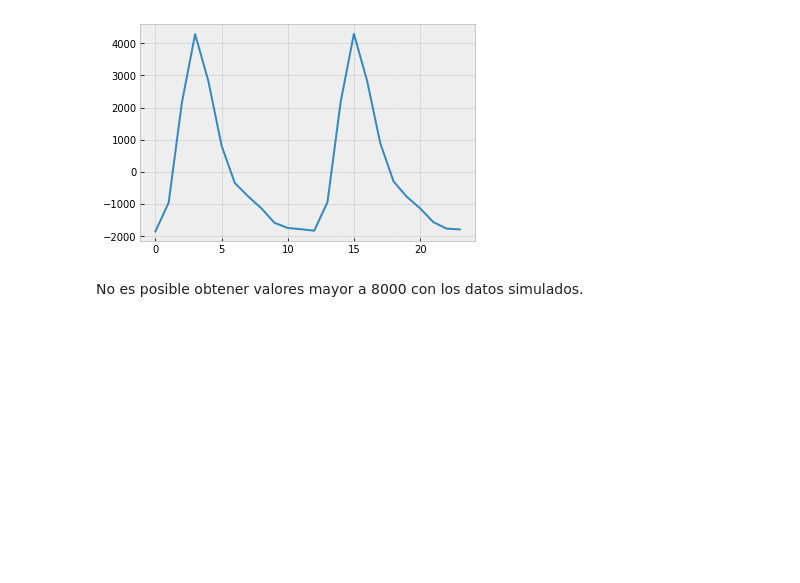
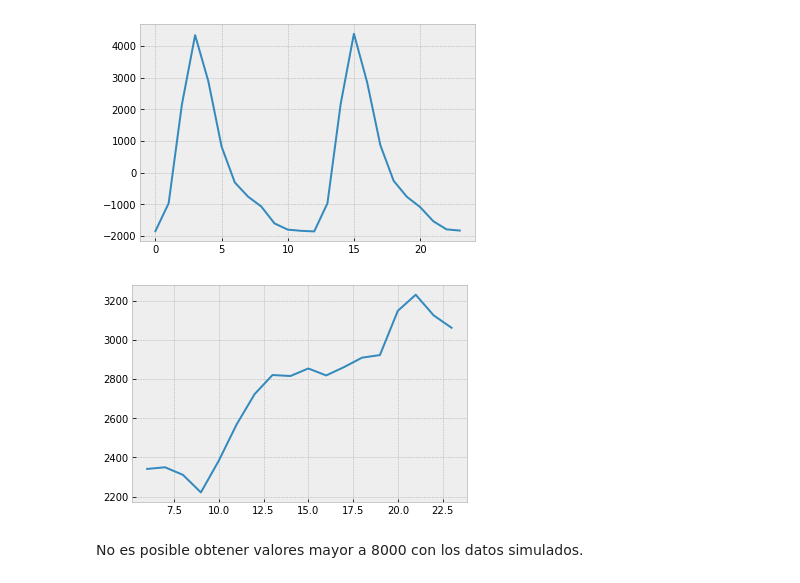
Before and after one commit to dsanmartin/INF475-HW, a Jupyter notebook: 2/homework2.ipynb, the cells around one changed output. Saved outputs shown, nothing was run; the diff lists cells and outputs as text; code cells hidden in the pictures; blank space fills up the shorter version.

```diff
--- a/2/homework2.ipynb
+++ b/2/homework2.ipynb
@@ -529,5 +550,10 @@ plt.plot(rm + decomp_serie.seasonal.values[:24])
 plt.show()
 # %% [output]
 [figure]
+# %%
+plt.plot(rm + decomp_serie.trend.values[:24])
+plt.show()
+# %% [output]
+[figure, added]
 # %% [markdown]
 No es posible obtener valores mayor a 8000 con los datos simulados.
```
Also changed, not shown: parts of 26 cells of this notebook, 2 other files.
